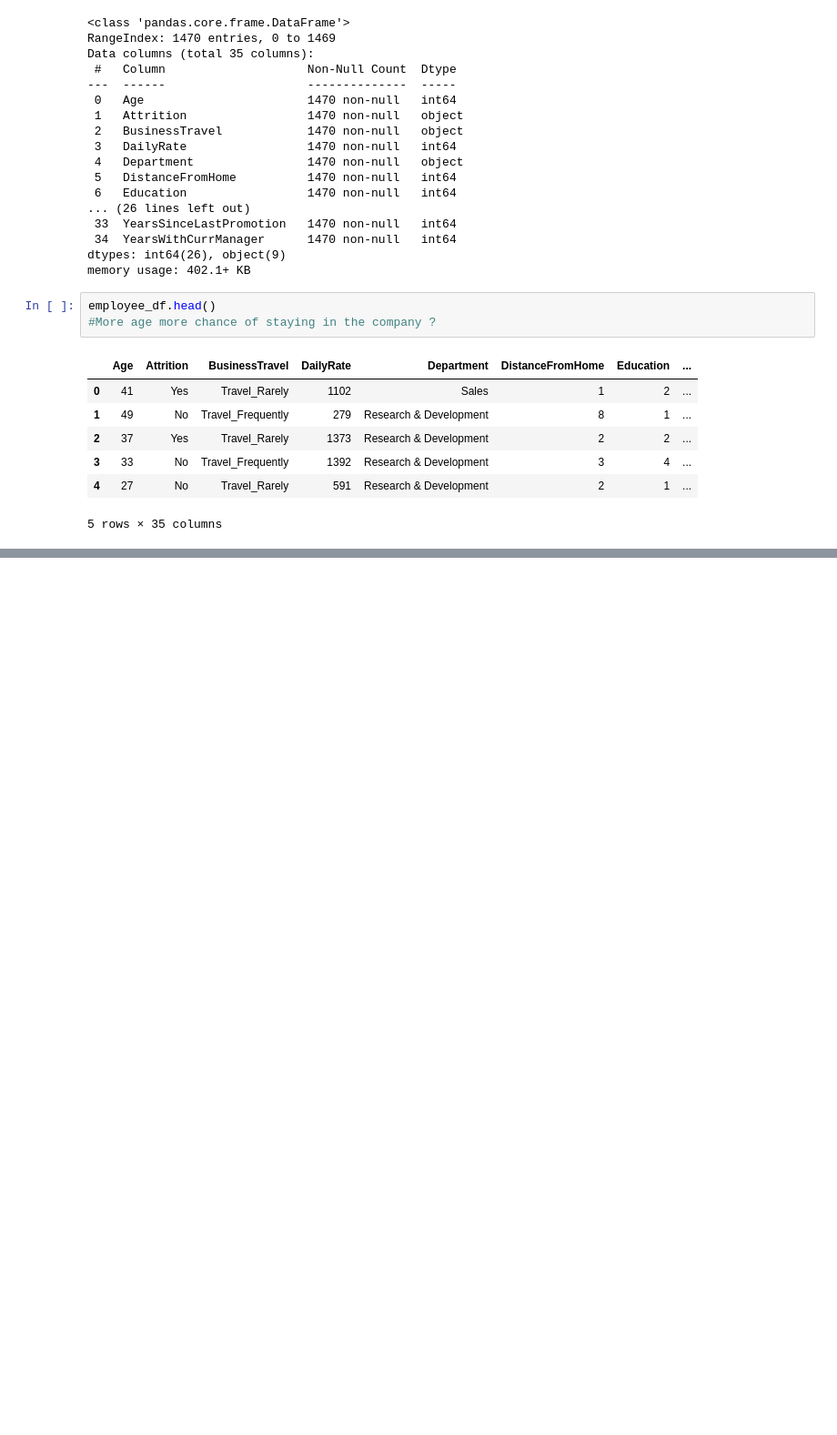
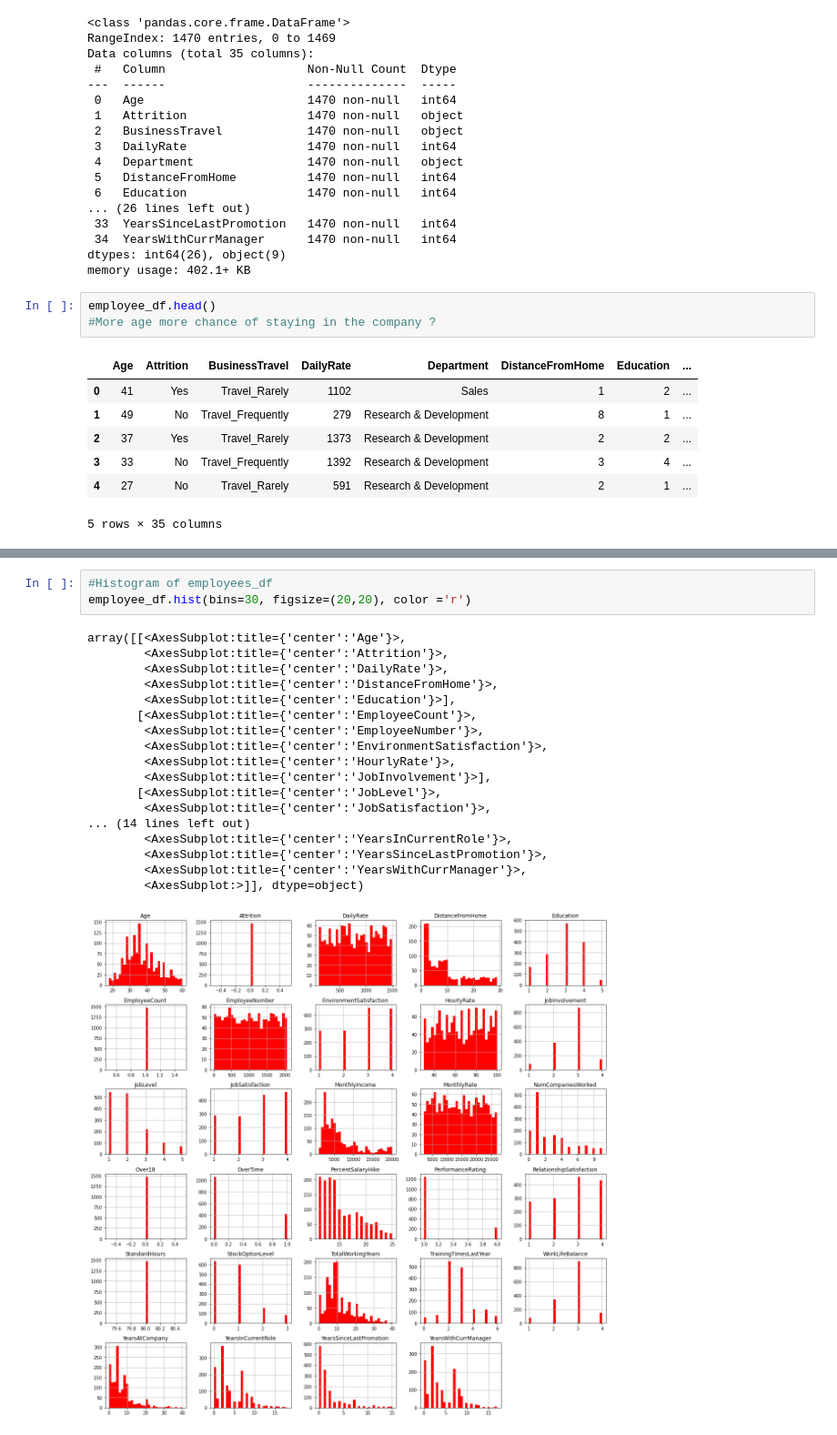
Before and after one commit to eeeds/Projects, a Jupyter notebook: 16- Classification models (RRHH Project)/Project16_classification.ipynb, the cells around one changed output, grey strips where cells are left out. Shown: that part at 91% size. Drawn from its saved outputs; the diff is of its cells as text; blank space fills up the shorter version.

```diff
--- a/16- Classification models (RRHH Project)/Project16_classification.ipynb
+++ b/16- Classification models (RRHH Project)/Project16_classification.ipynb
@@ -44,0 +100,22 @@ employee_df.head()
+# %%
+#Histogram of employees_df
+employee_df.hist(bins=30, figsize=(20,20), color ='r')
+# %% [output]
+array([[<AxesSubplot:title={'center':'Age'}>,
+        <AxesSubplot:title={'center':'Attrition'}>,
+        <AxesSubplot:title={'center':'DailyRate'}>,
+        <AxesSubplot:title={'center':'DistanceFromHome'}>,
+        <AxesSubplot:title={'center':'Education'}>],
+       [<AxesSubplot:title={'center':'EmployeeCount'}>,
+        <AxesSubplot:title={'center':'EmployeeNumber'}>,
+        <AxesSubplot:title={'center':'EnvironmentSatisfaction'}>,
+        <AxesSubplot:title={'center':'HourlyRate'}>,
+        <AxesSubplot:title={'center':'JobInvolvement'}>],
+       [<AxesSubplot:title={'center':'JobLevel'}>,
+        <AxesSubplot:title={'center':'JobSatisfaction'}>,
+... (14 lines left out)
+        <AxesSubplot:title={'center':'YearsInCurrentRole'}>,
+        <AxesSubplot:title={'center':'YearsSinceLastPromotion'}>,
+        <AxesSubplot:title={'center':'YearsWithCurrManager'}>,
+        <AxesSubplot:>]], dtype=object)
+[figure, added]
```
Also changed, not shown: parts of 5 cells of this notebook.
